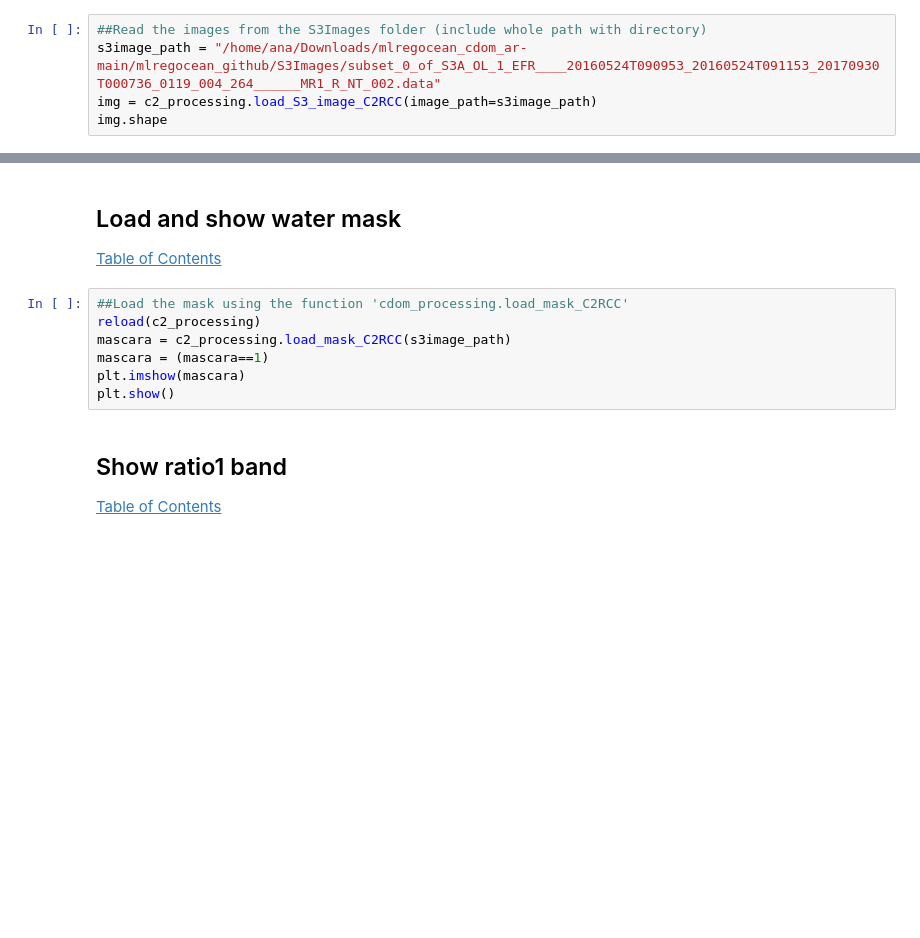
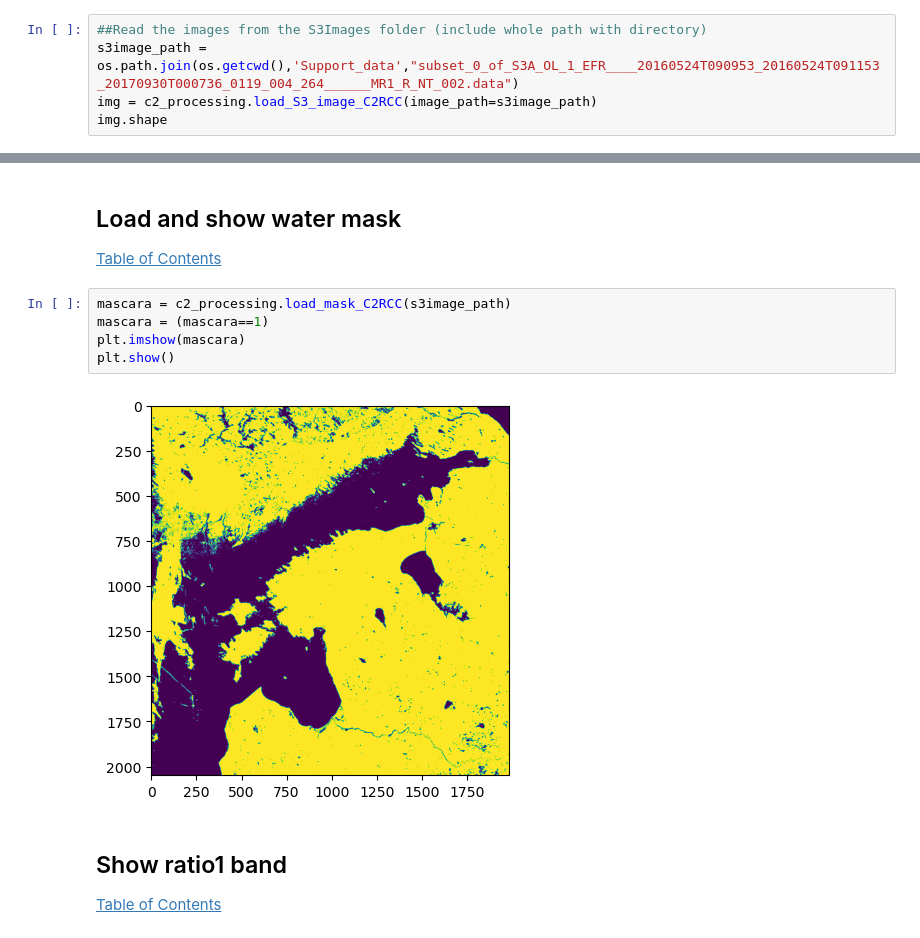
Before and after one commit to wekeo/liege-colloquium-23, a Jupyter notebook: 2_methodological_approaches/machine_learning/Machine_learning_regression_for_ocean_parameters_retrieval/3_WQ_predict_image.ipynb, the cells around one changed output, grey strips where cells are left out. Cells and saved outputs as stored; diff of their text form; blank space fills up the shorter version.

```diff
--- a/2_methodological_approaches/machine_learning/Machine_learning_regression_for_ocean_parameters_retrieval/3_WQ_predict_image.ipynb
+++ b/2_methodological_approaches/machine_learning/Machine_learning_regression_for_ocean_parameters_retrieval/3_WQ_predict_image.ipynb
@@ -23,6 +28,6 @@ warnings.filterwarnings("ignore")
 # %%
 ##Read the images from the S3Images folder (include whole path with directory)
-s3image_path = "/home/ana/Downloads/mlregocean_cdom_ar-main/mlregocean_github/S3Images/subset_0_of_S3A_OL_1_EFR____20160524T090953_20160524T091153_20170930T000736_0119_004_264______MR1_R_NT_002.data"
+s3image_path = os.path.join(os.getcwd(),'Support_data',"subset_0_of_S3A_OL_1_EFR____20160524T090953_20160524T091153_20170930T000736_0119_004_264______MR1_R_NT_002.data")
 img = c2_processing.load_S3_image_C2RCC(image_path=s3image_path)
 img.shape
 # %% [output]
@@ -36,12 +43,12 @@ plt.show()
 ## Load and show water mask
 [Table of Contents](#Table-of-Contents)
 # %%
-##Load the mask using the function 'cdom_processing.load_mask_C2RCC'
-reload(c2_processing)
 mascara = c2_processing.load_mask_C2RCC(s3image_path)
 mascara = (mascara==1)
 plt.imshow(mascara)
 plt.show()
+# %% [output]
+[figure, added]
 # %% [markdown]
 ## Show ratio1 band
 [Table of Contents](#Table-of-Contents)
```
Also changed, not shown: parts of 12 cells of this notebook, 15 other files.
